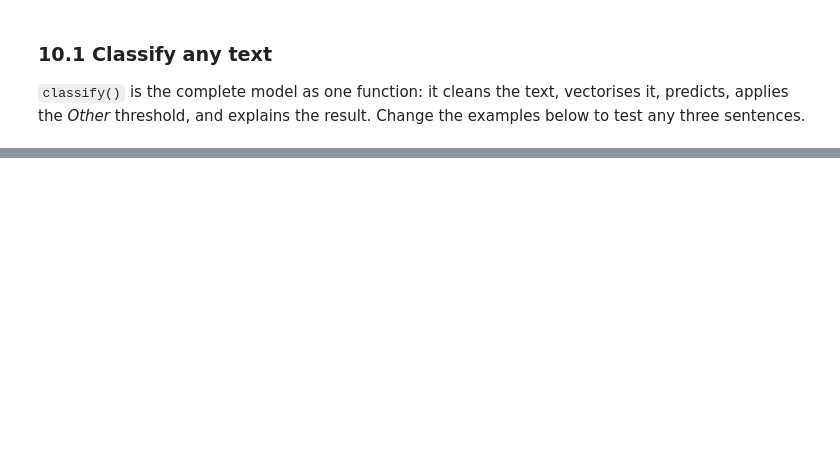
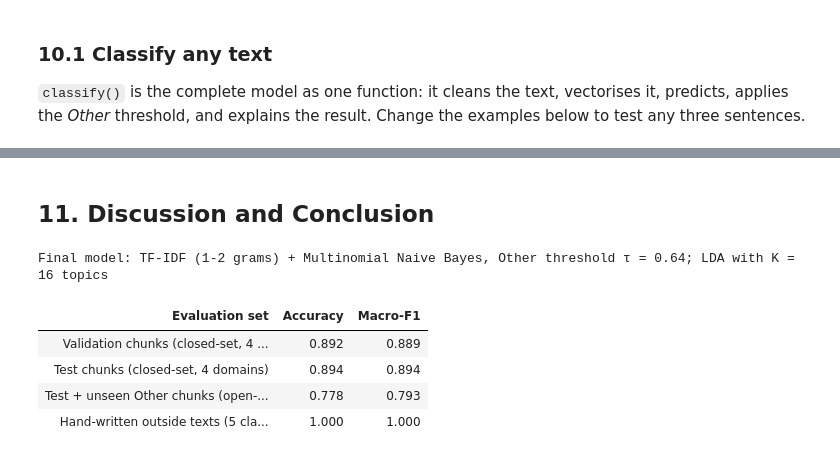
Before and after one commit to Adore96/nlp-topic-identification, a Jupyter notebook: MS26900636_CW02.ipynb, the cells around one changed output, grey strips where cells are left out. Cells and saved outputs as stored; diff of their text form; code cells hidden in the pictures; blank space fills up the shorter version.

Commit message:
Add discussion and conclusion, run notebook with all outputs

```diff
--- a/MS26900636_CW02.ipynb
+++ b/MS26900636_CW02.ipynb
@@ -771,0 +1006,22 @@ for e in examples:
+# %% [markdown]
+## 11. Discussion and Conclusion
+# %%
+summary_tbl = pd.DataFrame({
+    'Evaluation set': ['Validation chunks (closed-set, 4 domains)',
+                       'Test chunks (closed-set, 4 domains)',
+                       'Test + unseen Other chunks (open-set, 5 classes)',
+                       'Hand-written outside texts (5 classes)'],
+    'Accuracy': [comparison.loc[BEST_NAME, 'accuracy'], accuracy_score(y_test, closed_pred),
+                 accuracy_score(y_final, final_pred), (hand.label == hand.predicted).mean()],
+    'Macro-F1': [comparison.loc[BEST_NAME, 'macro-F1'], f1_score(y_test, closed_pred, average='macro'),
+                 f1_score(y_final, final_pred, labels=CLASSES, average='macro'),
+                 f1_score(hand.label, hand.predicted, labels=CLASSES, average='macro')]})
+print(f'Final model: TF-IDF (1-2 grams) + {BEST_NAME}, Other threshold τ = {TAU:.2f}; LDA with K = {BEST_K} topics')
+display(summary_tbl.style.format({'Accuracy': '{:.3f}', 'Macro-F1': '{:.3f}'}).hide(axis='index'))
+# %% [output]
+Final model: TF-IDF (1-2 grams) + Multinomial Naive Bayes, Other threshold τ = 0.64; LDA with K = 16 topics
+| Evaluation set | Accuracy | Macro-F1 |
+| Validation chunks (closed-set, 4 ... | 0.892 | 0.889 |
+| Test chunks (closed-set, 4 domains) | 0.894 | 0.894 |
+| Test + unseen Other chunks (open-... | 0.778 | 0.793 |
+| Hand-written outside texts (5 cla... | 1.000 | 1.000 |
```
Also changed, not shown: parts of 26 cells of this notebook.
